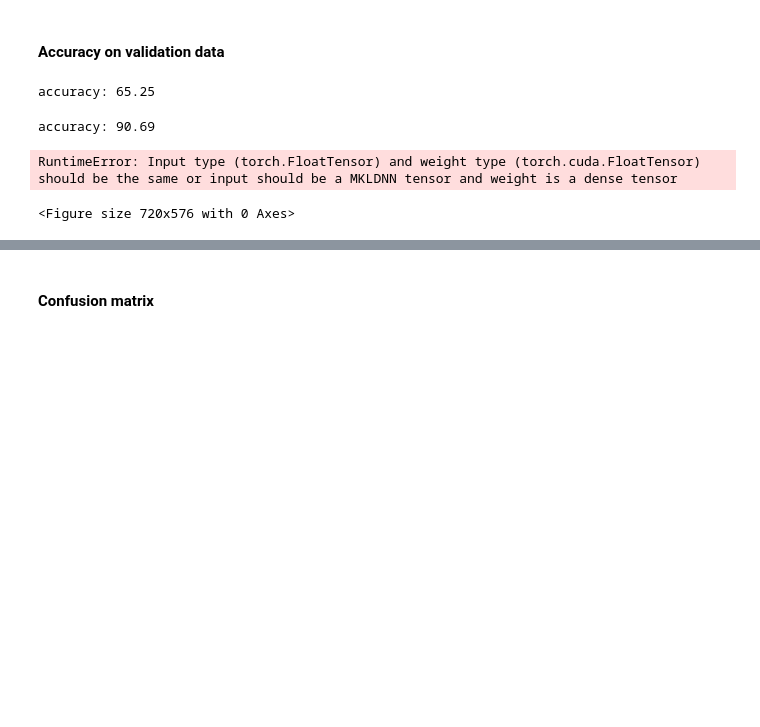
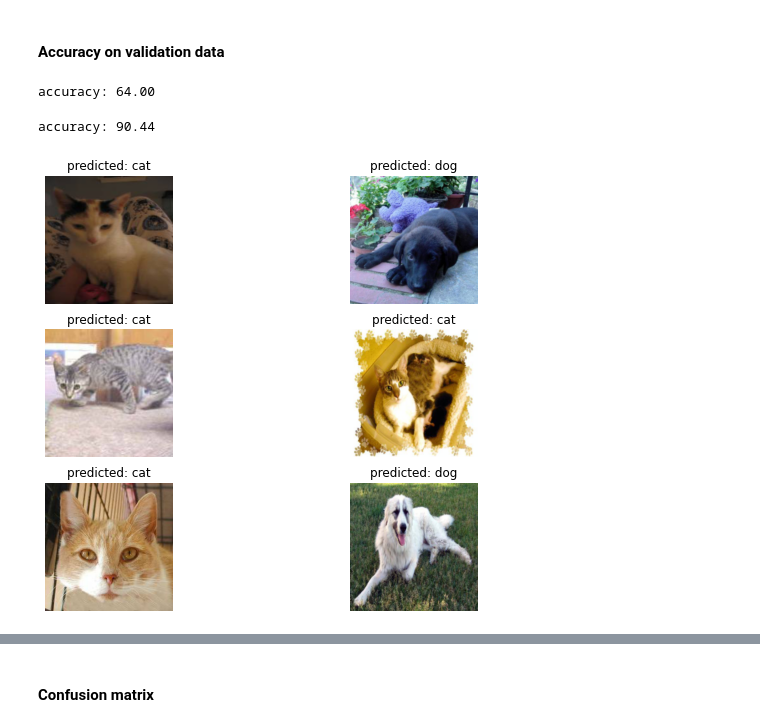
Before and after one commit to snrazavi/Deep_Learning_in_Python_2018, a Jupyter notebook: Week01/Lesson01-Classification.ipynb, the cells around one changed output, grey strips where cells are left out. Drawn from its saved outputs; the diff is of its cells as text; code cells hidden in the pictures; blank space fills up the shorter version.

```diff
--- a/Week01/Lesson01-Classification.ipynb
+++ b/Week01/Lesson01-Classification.ipynb
@@ -318,16 +305,15 @@ def evaluate_model(model, dataloader):
 
     print('accuracy: {:.2f}'.format(100. * corrects / len(dataloader.dataset)))
 # %%
-evaluate_model(model, valid_dl)
+evaluate_model(model, valid_dl, device)
 # %% [output]
-accuracy: 65.25
+accuracy: 64.00
 # %%
-evaluate_model(model, train_dl)
+evaluate_model(model, train_dl, device)
 # %% [output]
-accuracy: 90.69
+accuracy: 90.44
 # %%
-visualize_model(model, train_dl)
+visualize_model(model, train_dl, device)
 # %% [output]
-RuntimeError: Input type (torch.FloatTensor) and weight type (torch.cuda.FloatTensor) should be the same or input should be a MKLDNN tensor and weight is a dense tensor
-<Figure size 720x576 with 0 Axes>
+[figure, added]
 # %%
```
Also changed, not shown: parts of 17 cells of this notebook, 7 other files.
